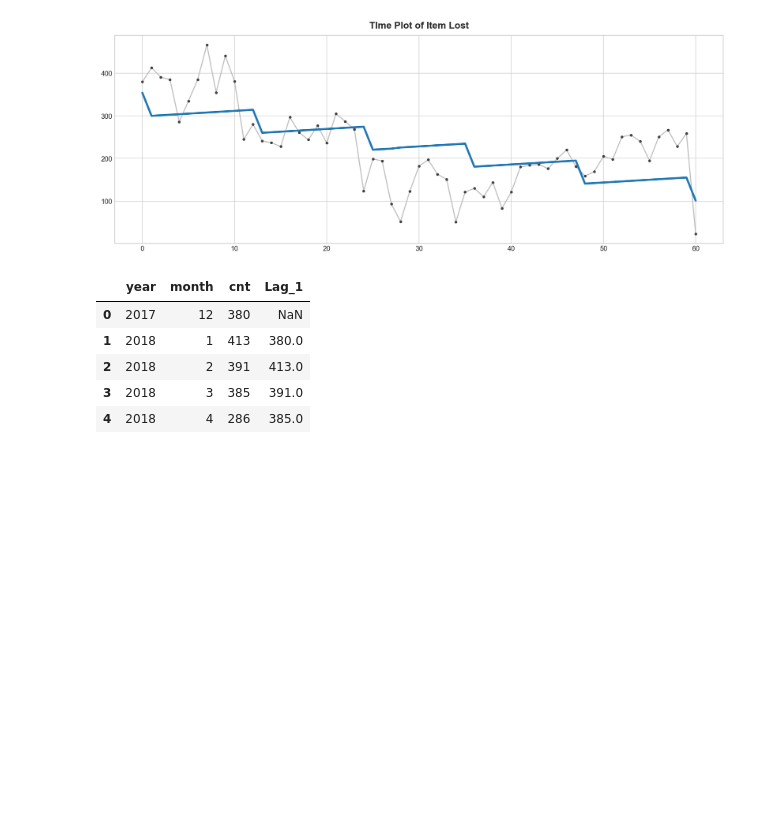
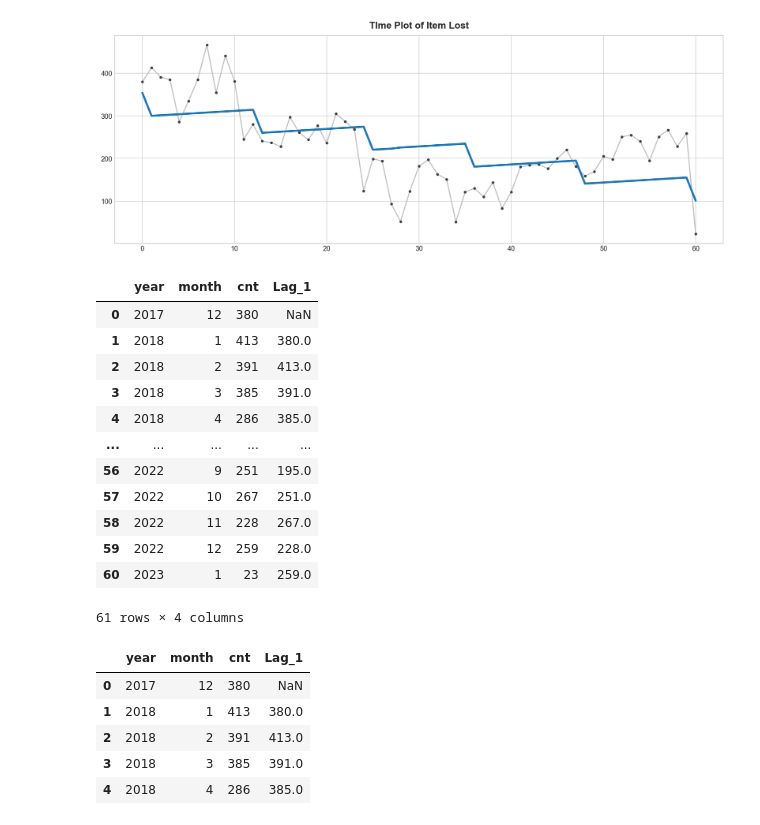
Before and after one commit to Flockyy/time-series, a Jupyter notebook: lr.ipynb, the cells around one changed output. Cells and saved outputs as stored; diff of their text form; code cells hidden in the pictures; blank space fills up the shorter version.

```diff
--- a/lr.ipynb
+++ b/lr.ipynb
@@ -184,6 +184,22 @@ ax = y_pred.plot(ax=ax, linewidth=3)
 ax.set_title('TIme Plot of Item Lost');
 # %% [output]
 [figure]
+# %%
+dfmonth
+# %% [output]
+|  | year | month | cnt | Lag_1 |
+| 0 | 2017 | 12 | 380 | NaN |
+| 1 | 2018 | 1 | 413 | 380.0 |
+| 2 | 2018 | 2 | 391 | 413.0 |
+| 3 | 2018 | 3 | 385 | 391.0 |
+| 4 | 2018 | 4 | 286 | 385.0 |
+| ... | ... | ... | ... | ... |
+| 56 | 2022 | 9 | 251 | 195.0 |
+| 57 | 2022 | 10 | 267 | 251.0 |
+| 58 | 2022 | 11 | 228 | 267.0 |
+| 59 | 2022 | 12 | 259 | 228.0 |
+| 60 | 2023 | 1 | 23 | 259.0 |
+61 rows × 4 columns
 # %%
 dfmonth['Lag_1'] = dfmonth['cnt'].shift(1)
 dfmonth.head()
```
Also changed, not shown: parts of 4 cells of this notebook.
